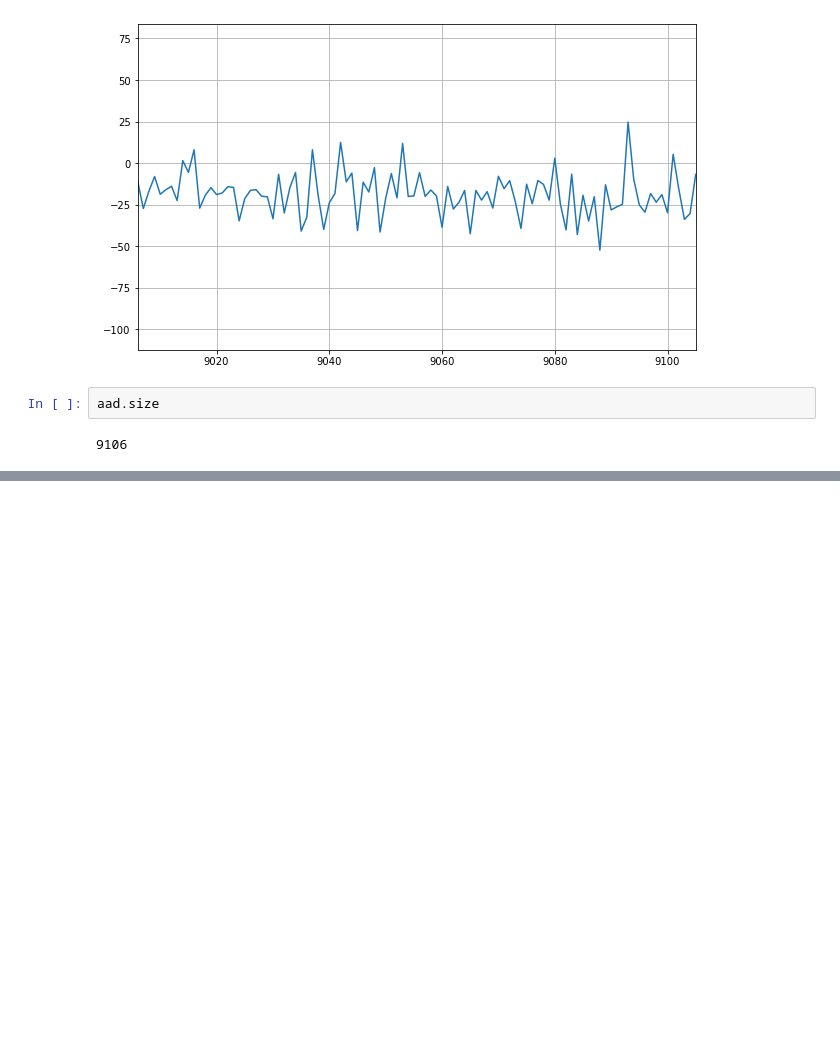
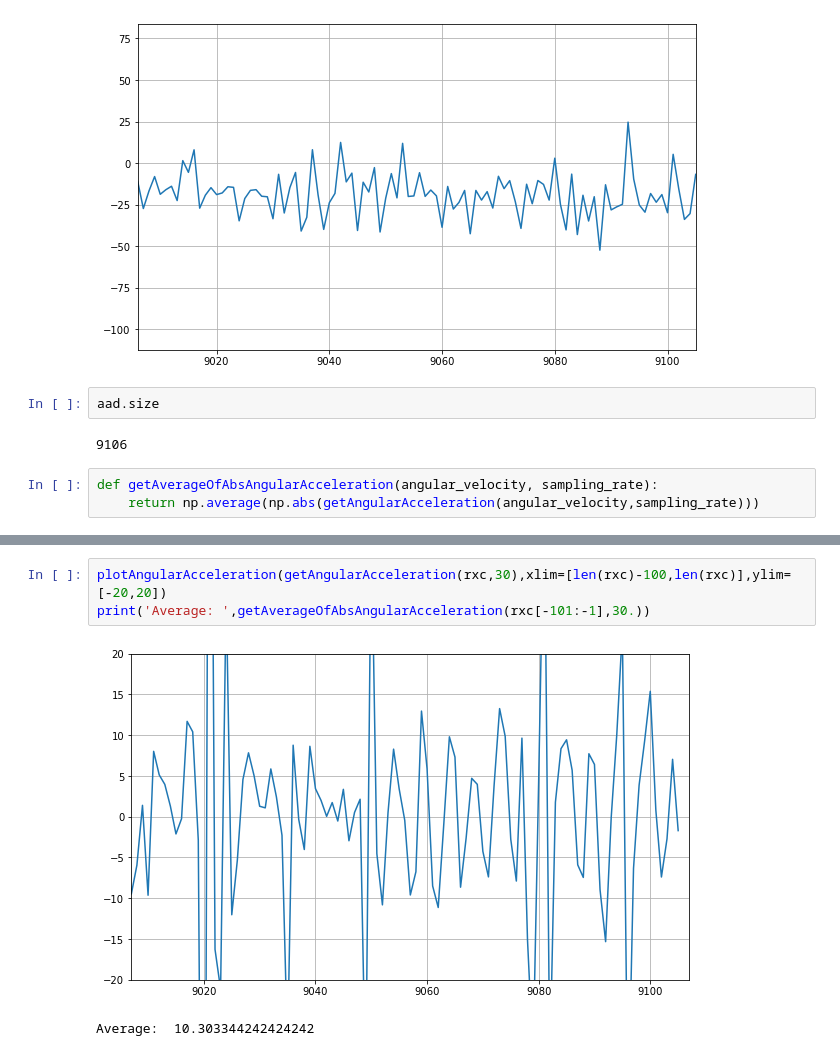
Before and after one commit to yossato/virtualGimbal, a Jupyter notebook: post_processing_software/jupyter/visualize_log.ipynb, the cells around one changed output, grey strips where cells are left out. Saved outputs shown, nothing was run; the diff lists cells and outputs as text; blank space fills up the shorter version.

```diff
--- a/post_processing_software/jupyter/visualize_log.ipynb
+++ b/post_processing_software/jupyter/visualize_log.ipynb
@@ -202,3 +205,6 @@ plotAngularVelocityReductionRatio(aad,xlim=[aad.size-100,aad.size-1])
 aad.size
 # %% [output]
 9106
+# %%
+def getAverageOfAbsAngularAcceleration(angular_velocity, sampling_rate):
+    return np.average(np.abs(getAngularAcceleration(angular_velocity,sampling_rate)))
@@ -204,0 +223,6 @@ aad.size
+# %%
+plotAngularAcceleration(getAngularAcceleration(rxc,30),xlim=[len(rxc)-100,len(rxc)],ylim=[-20,20])
+print('Average: ',getAverageOfAbsAngularAcceleration(rxc[-101:-1],30.))
+# %% [output]
+[figure, added]
+Average:  10.303344242424242
```
Also changed, not shown: parts of 6 cells of this notebook.
